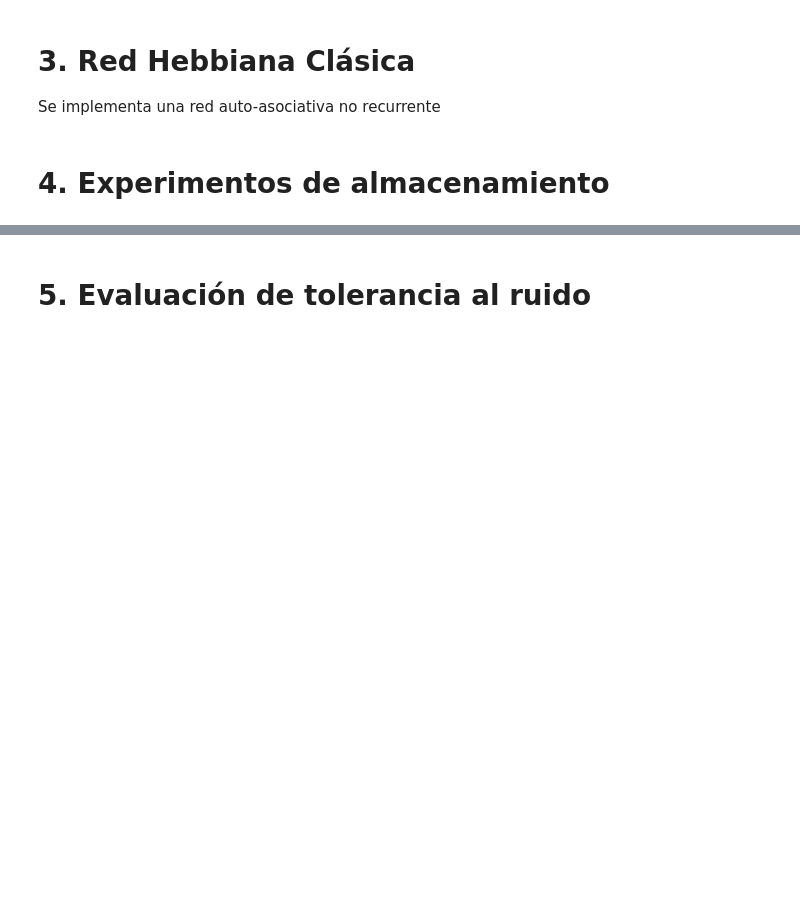
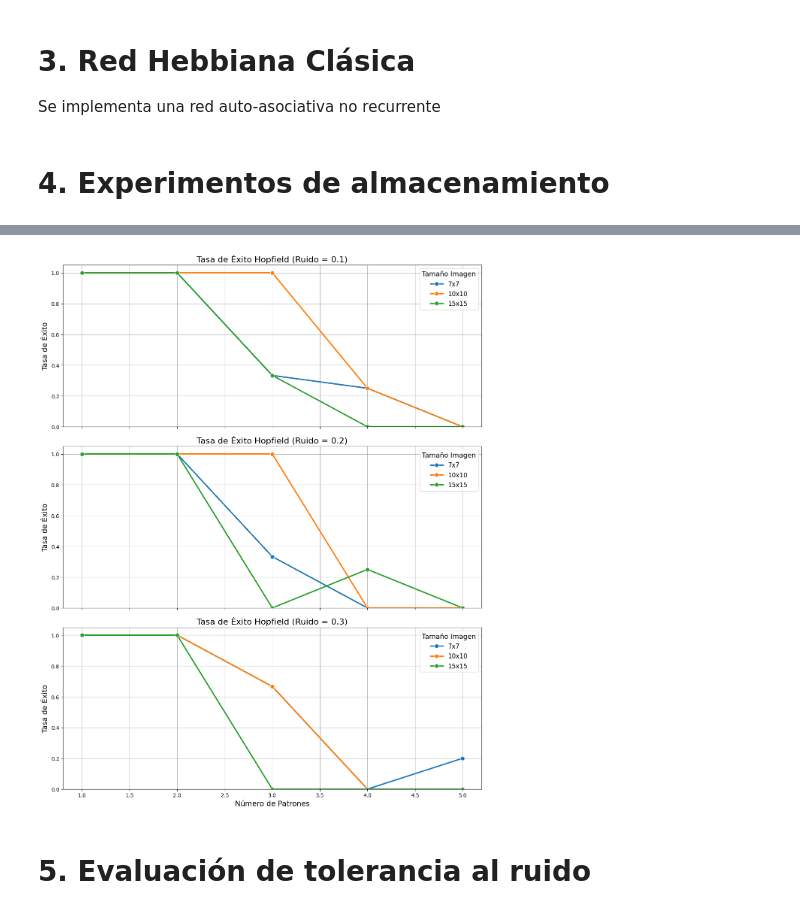
Before and after one commit to porto-o/Char-Recognition, a Jupyter notebook: Char_recognition.ipynb, the cells around one changed output, grey strips where cells are left out. Drawn from its saved outputs; the diff is of its cells as text; code cells hidden in the pictures; blank space fills up the shorter version.

```diff
--- a/Char_recognition.ipynb
+++ b/Char_recognition.ipynb
@@ -265,7 +261,7 @@ def test_store(noise_perc=0.1, show_errors_only=True):
     results_df = pd.DataFrame(results)
     return results_df
 # %%
-results_compare = test_store(0.3)
+results_compare = test_store(noise_perc=[0.1, 0.2, 0.3])
 
 results_compare
 # %% [output]
@@ -285,3 +285,39 @@ results_compare
+# %%
+import seaborn as sns
+import matplotlib.pyplot as plt
+
+def graficar_success_rate(df):
+    noise_levels = sorted(df['noise_level'].unique())
+    n_rows = len(noise_levels)
+
+    fig, axes = plt.subplots(n_rows, 1, figsize=(12, 5 * n_rows), sharex=True)
+
+    for ax, noise in zip(axes, noise_levels):
+        df_noise = df[df['noise_level'] == noise]
+        sns.lineplot(
+            data=df_noise,
+            x='num_patterns',
+            y='success_rate',
+            hue='image_size',
+            marker='o',
+            linewidth=2.5,
+            markersize=8,
+            ax=ax
+        )
+        ax.set_title(f'Tasa de Éxito Hopfield (Ruido = {noise})', fontsize=16)
+        ax.set_xlabel('Número de Patrones', fontsize=14)
+        ax.set_ylabel('Tasa de Éxito', fontsize=14)
+        ax.set_ylim(0, 1.05)
+        ax.grid(True)
+        ax.legend(title='Tamaño Imagen', fontsize=12, title_fontsize=13)
+
+    plt.tight_layout()
+    plt.show()
+
+
+graficar_success_rate(results_compare)
+# %% [output]
+[figure, added]
 # %% [markdown]
 # 5. Evaluación de tolerancia al ruido
 # %% [markdown]
```
Also changed, not shown: parts of 8 cells of this notebook.
